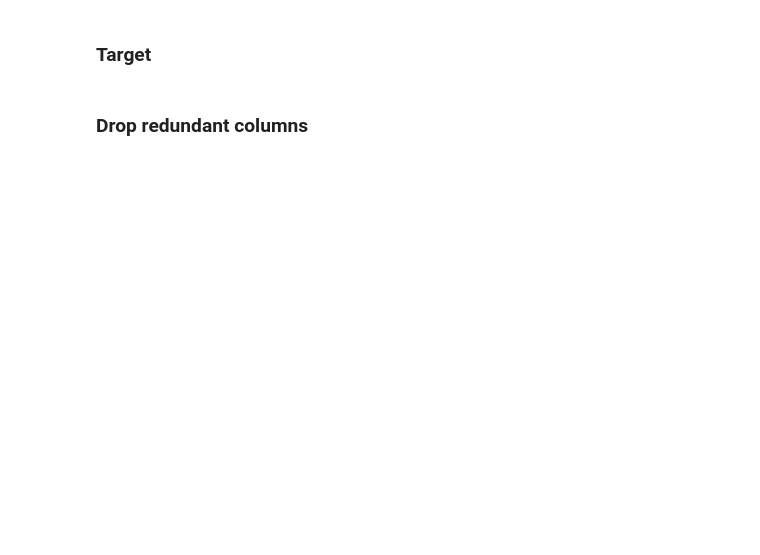
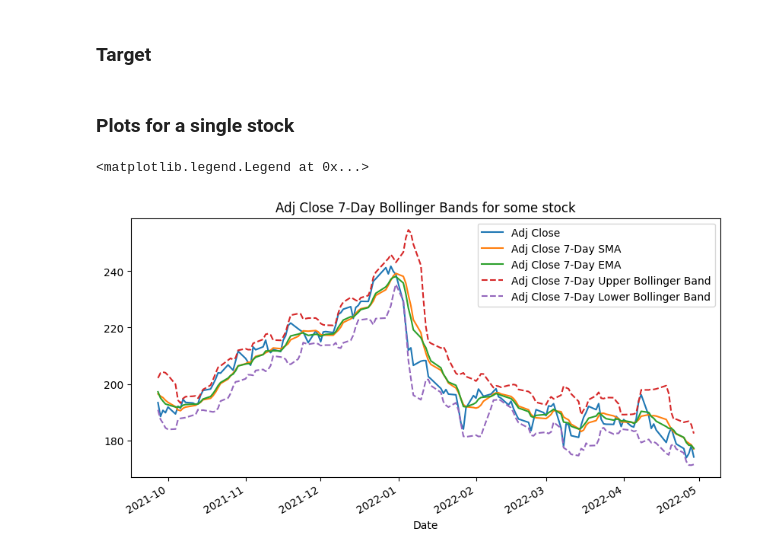
Before and after one commit to ed-churchill/ibm-ml-certificate, a Jupyter notebook: ibm-classification-feature-engineering.ipynb, the cells around one changed output. Drawn from its saved outputs; the diff is of its cells as text; code cells hidden in the pictures; blank space fills up the shorter version.

```diff
--- a/ibm-classification-feature-engineering.ipynb
+++ b/ibm-classification-feature-engineering.ipynb
@@ -541,4 +566,15 @@ df.tail(5)
+# %%
+###################################################
+# Stochastic Oscillator
+###################################################
+
+# Get min and max prices over last 14 days
+min_prices = df.groupby('Symbol')['Low'].transform(lambda x: x.rolling(14).min())
+max_prices = df.groupby('Symbol')['High'].transform(lambda x: x.rolling(14).max())
+
+# Stochatic Oscillator https://www.investopedia.com/terms/s/stochasticoscillator.asp
+df['Stochastic Oscillator %K'] = 100 * (df['Close'] - min_prices) / (max_prices - min_prices)
+df['Stochastic Oscillator %D'] = df.groupby('Symbol')['Stochastic Oscillator %K'].transform(lambda x: x.rolling(3).mean())
+df['Stochastic Oscillator Histogram'] = df['Stochastic Oscillator %K'] - df['Stochastic Oscillator %D']
 # %% [markdown]
 ### Target
-# %% [markdown]
-### Drop redundant columns
@@ -565,8 +581,28 @@ df.tail(5)
+# %%
+# Calculate Forward Excess Return
+df['2-week Forward Adj Close'] = df.groupby('Symbol')['Adj Close'].shift(-5 * 2)
+df['2-week Forward S&P Value'] = df.groupby('Symbol')['S&P500'].shift(-5 * 2)
+df['2-week Forward S&P Return'] = (df['2-week Forward S&P Value'] - df['S&P500']) / df['S&P500']
+df['2-week Forward Return'] = (df['2-week Forward Adj Close'] - df['Adj Close']) / df['Adj Close']
+df['2-week Forward Excess Return'] = df['2-week Forward Return'] - df['2-week Forward S&P Return']
+
+# Create targets from forward returns (sign of return)
+df['2-week Forward Excess Return Sign'] = np.sign(df['2-week Forward Excess Return'])
+
+# Drop redundant columns
+df.drop(['2-week Forward Adj Close', '2-week Forward S&P Value', '2-week Forward S&P Return', '2-week Forward Return', '2-week Forward Excess Return'], axis=1, inplace=True)
+# %% [markdown]
+### Plots for a single stock
+# %%
+# Get dataframe of some stock to use for plots
+test_df = df[df['Symbol'] == 1].tail(150)
 # %%
-# # Plot SMA, EMA and price for AAPL. Note how EMA responds quicker to price swings than SMA
-# aapl_df = df[df['Symbol'] == 'AAPL'].tail(150)
-# cols_to_plot = ['Adj Close', '20-Day SMA Adj Close', '20-Day EMA Adj Close', '20-Day Upper BB Adj Close', '20-Day Lower BB Adj Close']
-# line_styles = {'20-Day Upper BB Adj Close': '--', '20-Day Lower BB Adj Close': '--'}
-# ax = aapl_df.plot(x ='Date', y=cols_to_plot, figsize=(10, 5), style=line_styles, title='Adj Close Bollinger Bands for AAPL')
-# ax.legend(bbox_to_anchor=(1, 1))
+# Plot SMA, EMA and price. Note how EMA responds quicker to price swings than SMA
+cols_to_plot = ['Adj Close', 'Adj Close 7-Day SMA', 'Adj Close 7-Day EMA', 'Adj Close 7-Day Upper Bollinger Band', 'Adj Close 7-Day Lower Bollinger Band']
+line_styles = {'Adj Close 7-Day Upper Bollinger Band': '--', 'Adj Close 7-Day Lower Bollinger Band': '--'}
+ax = test_df.plot(x ='Date', y=cols_to_plot, figsize=(10, 5), style=line_styles, title='Adj Close 7-Day Bollinger Bands for some stock')
+ax.legend(bbox_to_anchor=(1, 1))
+# %% [output]
+<matplotlib.legend.Legend at 0x...>
+[figure, added]
 # %%
```
Also changed, not shown: parts of 33 cells of this notebook.
